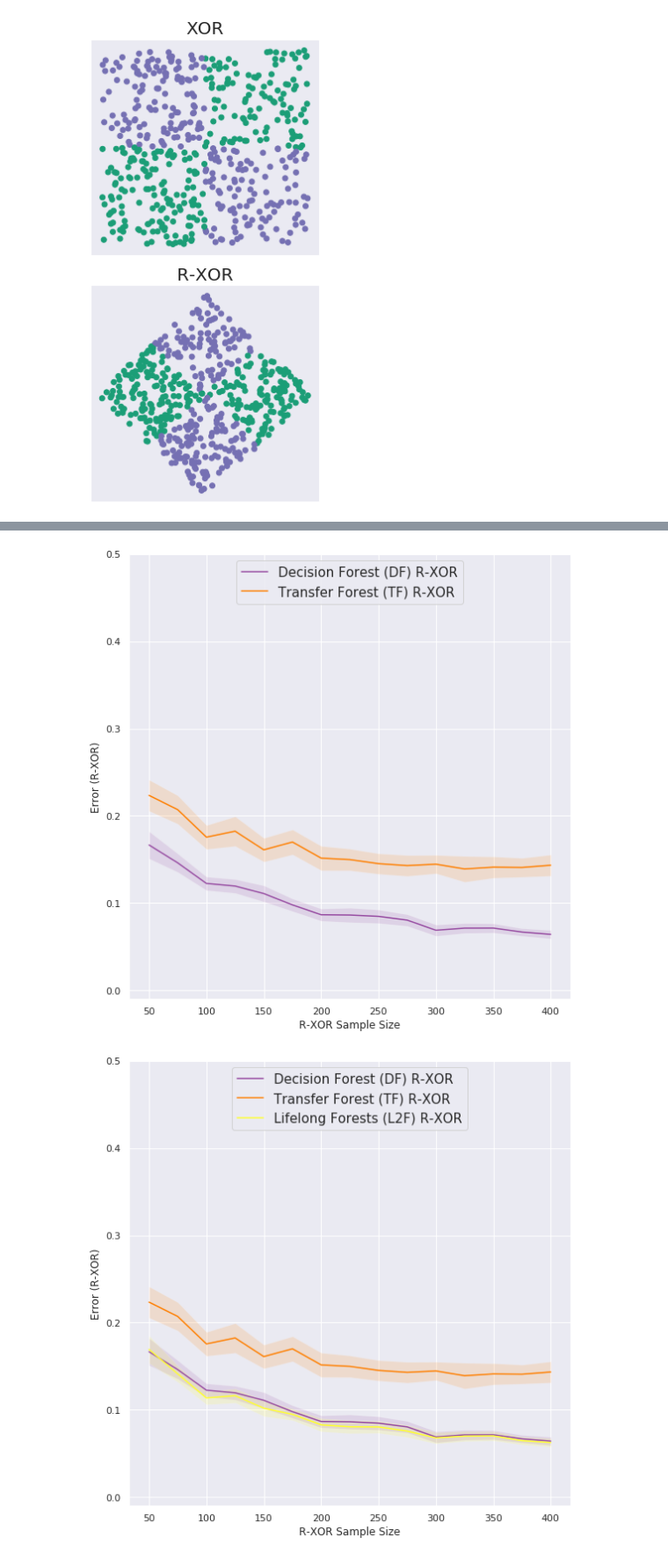
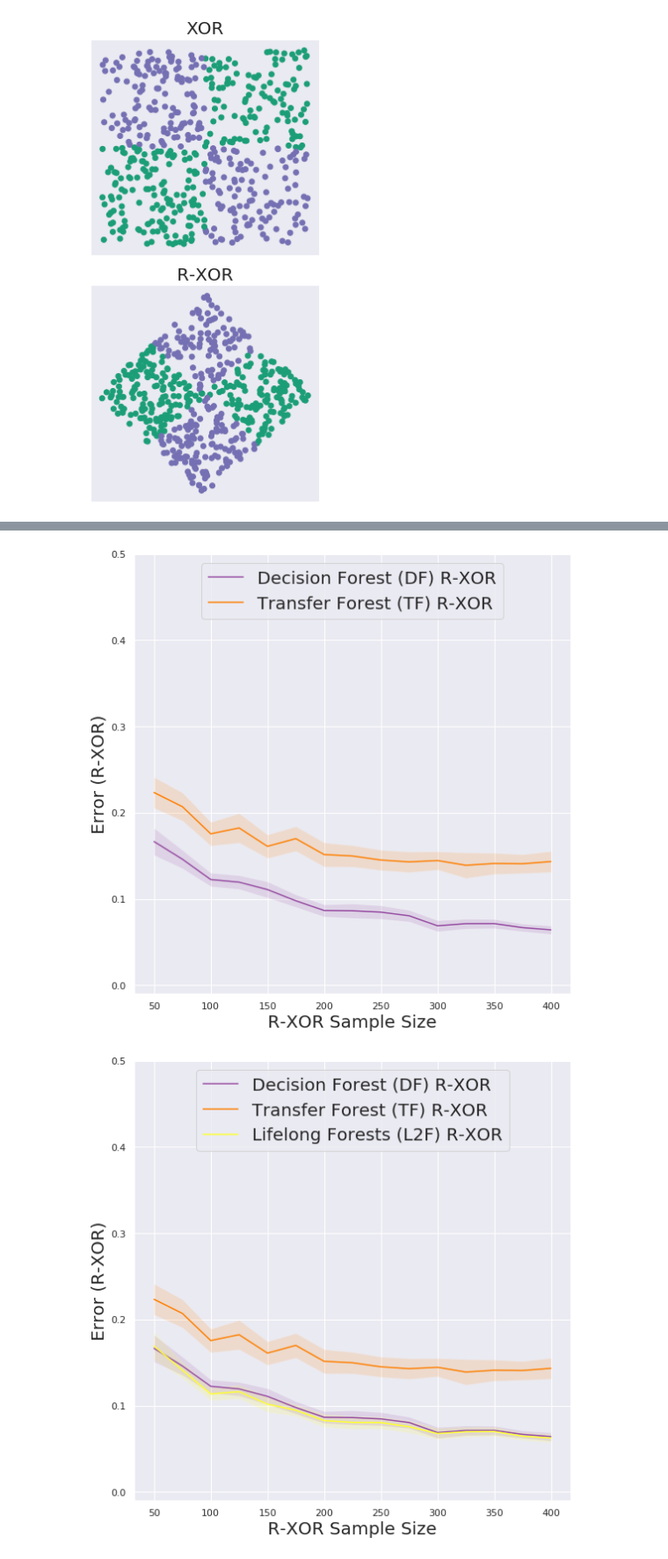
Before and after one commit to neurodata/lifelong-learning, a Jupyter notebook: cef/paper-figs-generator-local.ipynb, the cells around one changed output, grey strips where cells are left out. Shown at 88% size. Saved outputs shown, nothing was run; the diff lists cells and outputs as text; code cells hidden in the pictures.

```diff
--- a/cef/paper-figs-generator-local.ipynb
+++ b/cef/paper-figs-generator-local.ipynb
@@ -490,10 +490,10 @@ for j, name in enumerate(names):
                 facecolor=colors[i],
                 alpha=0.15,
                 interpolate=True)
-    ax1.set_ylabel('Error (XOR)')
-    ax1.legend(loc='upper center', fontsize=15)
+    ax1.set_ylabel('Error (XOR)', fontsize=20)
+    ax1.legend(loc='upper center', fontsize=20)
     ax1.set_ylim(-0.01, 0.3)
-    ax1.set_xlabel('N-XOR Sample Size')
+    ax1.set_xlabel('N-XOR Sample Size', fontsize=20)
     plt.tight_layout()
 
     plt.savefig('L2M_18mo_xor_nxor_%s.png'%(name), dpi=500)
@@ -674,12 +668,12 @@ for j, name in enumerate(names):
                 facecolor=colors[i],
                 alpha=0.15,
                 interpolate=True)
-    ax5.set_ylabel('Error (XOR)')
-    ax5.set_xlabel('R-XOR Sample Size')
+    ax5.set_ylabel('Error (XOR)', fontsize=20)
+    ax5.set_xlabel('R-XOR Sample Size', fontsize=20)
     ax5.legend(loc='upper center', fontsize=20)
     ax5.set_ylim(-0.01, 0.5)
     plt.tight_layout()
-    plt.savefig('L2M_18mo_xor_rxor_%s.png'%(name))
+    plt.savefig('L2M_18mo_xor_rxor_%s.png'%(name), dpi=500)
 
 algo_offset=3
 for j, name in enumerate(names):
@@ -695,10 +689,10 @@ for j, name in enumerate(names):
                 facecolor=colors[i+algo_offset],
                 alpha=0.15,
                 interpolate=True)
-    ax6.set_ylabel('Error (R-XOR)')
-    ax6.set_xlabel('R-XOR Sample Size')
+    ax6.set_ylabel('Error (R-XOR)', fontsize=20)
+    ax6.set_xlabel('R-XOR Sample Size', fontsize=20)
     ax6.legend(loc='upper center', fontsize=20)
     ax6.set_ylim(-0.01, 0.5)
     plt.tight_layout()
-    plt.savefig('L2M_18mo_rxor_xor_%s.png'%(name))
+    plt.savefig('L2M_18mo_rxor_xor_%s.png'%(name), dpi=500)
 # %% [output]
@@ -709,5 +703,5 @@ for j, name in enumerate(names):
-[figure, old version]
+[figure, new version]
-[figure, old version]
+[figure, new version]
 # %%
 np.random.seed(1)
 
```
Also changed, not shown: parts of 2 cells of this notebook, 3 other files.
